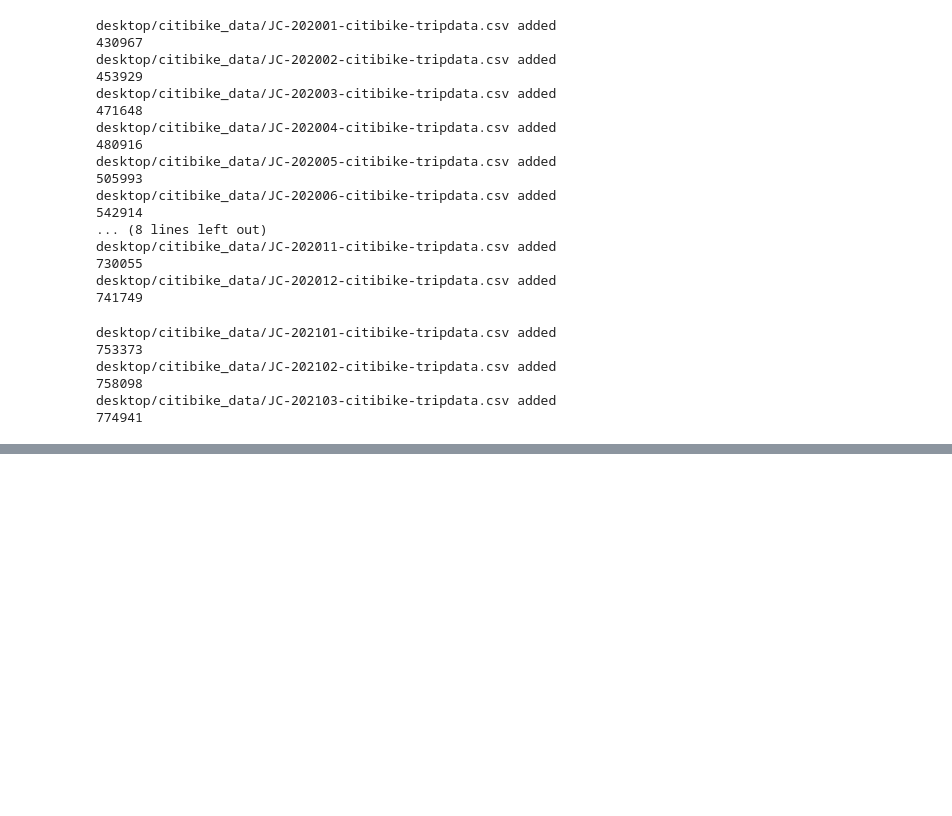
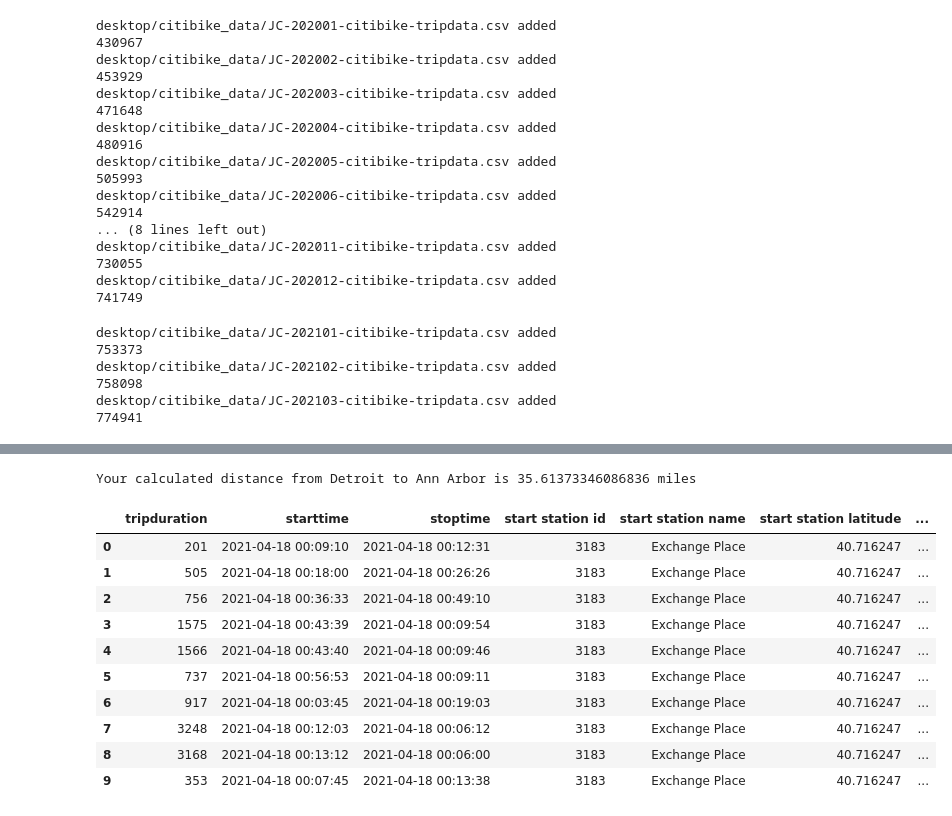
Before and after one commit to gspahlin/Citibike_analysis, a Jupyter notebook: citibike_dataset_creation.ipynb, the cells around one changed output, grey strips where cells are left out. Drawn from its saved outputs; the diff is of its cells as text; code cells hidden in the pictures; blank space fills up the shorter version.

Commit message:
addition of a calculated displacement column

```diff
--- a/citibike_dataset_creation.ipynb
+++ b/citibike_dataset_creation.ipynb
@@ -284,0 +320,62 @@ bike_df.to_csv('desktop/citibike_combined/citibike_combined_1.csv', index = Fals
+# %%
+#compute starting vs ending distances using the haversine formula
+#https://www.movable-type.co.uk/scripts/latlong.html
+
+def haversine(lat1, lat2, lon1, lon2):
+    #earth radius in miles
+    eRad = 3959
+
+    #compute radian values and deltas
+    lat1_rad = lat1*math.pi/180
+    lat2_rad = lat2*math.pi/180
+    d_lat = (lat2 - lat1)*math.pi/180
+    d_lon = (lon2 - lon1)*math.pi/180
+
+    #compute haversine a value
+    hav_a = math.sin(d_lat/2)*math.sin(d_lat/2) + math.cos(lat1_rad) * math.cos(lat2_rad) * math.sin(d_lon/2) * math.sin(d_lon/2)
+
+    #compute haversine c value
+    hav_c = 2*math.atan2( math.sqrt(hav_a), math.sqrt(1-hav_a) )
+
+    #compute distance in miles
+    distance = eRad*hav_c
+
+    return distance
+
+# test case Ann Arbor coordinates: 42.2808, 83.7430; Detroit coordinates: 42.3314, 83.0458. Distance is around 40 miles
+
+print(f'Your calculated distance from Detroit to Ann Arbor is {haversine(42.3314, 42.3314, 83.7430, 83.0458)} miles')
+# %% [output]
+Your calculated distance from Detroit to Ann Arbor is 35.61373346086836 miles
+# %%
+# use the haversine function to add a new column for distance travelled in a trip
+
+#break out the relevant columns as numpy arrays
+slat = bike_df['start station latitude'].to_numpy()
+slon = bike_df['start station longitude'].to_numpy()
+flat = bike_df['end station latitude'].to_numpy()
+flon = bike_df['end station longitude'].to_numpy()
+
+trip_distance = []
+
+#using a loop here because the function didn't like it when I passed in arrays
+
+for h in range(len(slat)):
+    t_dist = haversine(slat[h], flat[h], slon[h], flon[h])
+    trip_distance.append(t_dist)
+
+bike_df['trip displacement'] = trip_distance
+
+bike_df.head(10)
+# %% [output]
+|  | tripduration | starttime | stoptime | start station id | start station name | start station latitude | ... |
+| 0 | 201 | 2021-04-18 00:09:10 | 2021-04-18 00:12:31 | 3183 | Exchange Place | 40.716247 | ... |
+| 1 | 505 | 2021-04-18 00:18:00 | 2021-04-18 00:26:26 | 3183 | Exchange Place | 40.716247 | ... |
+| 2 | 756 | 2021-04-18 00:36:33 | 2021-04-18 00:49:10 | 3183 | Exchange Place | 40.716247 | ... |
+| 3 | 1575 | 2021-04-18 00:43:39 | 2021-04-18 00:09:54 | 3183 | Exchange Place | 40.716247 | ... |
+| 4 | 1566 | 2021-04-18 00:43:40 | 2021-04-18 00:09:46 | 3183 | Exchange Place | 40.716247 | ... |
+| 5 | 737 | 2021-04-18 00:56:53 | 2021-04-18 00:09:11 | 3183 | Exchange Place | 40.716247 | ... |
+| 6 | 917 | 2021-04-18 00:03:45 | 2021-04-18 00:19:03 | 3183 | Exchange Place | 40.716247 | ... |
+| 7 | 3248 | 2021-04-18 00:12:03 | 2021-04-18 00:06:12 | 3183 | Exchange Place | 40.716247 | ... |
+| 8 | 3168 | 2021-04-18 00:13:12 | 2021-04-18 00:06:00 | 3183 | Exchange Place | 40.716247 | ... |
+| 9 | 353 | 2021-04-18 00:07:45 | 2021-04-18 00:13:38 | 3183 | Exchange Place | 40.716247 | ... |
```
Also changed, not shown: parts of 15 cells of this notebook.
